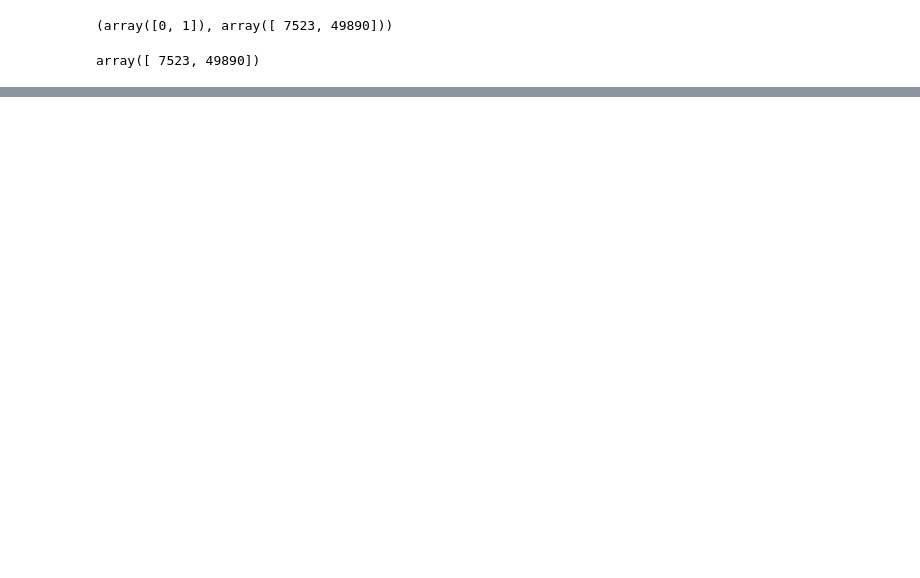
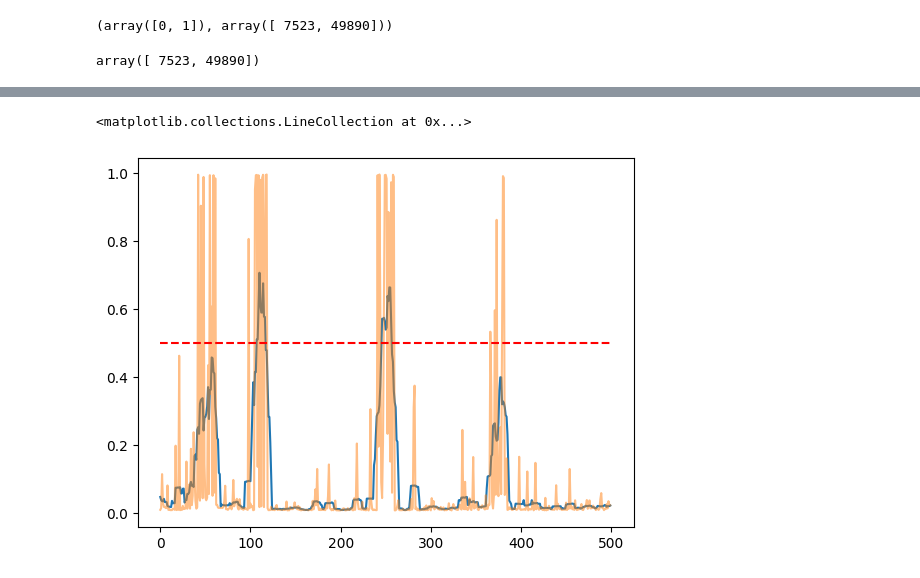
Before and after one commit to alan-man/tal-projet, a Jupyter notebook: pres_submission.ipynb, the cells around one changed output, grey strips where cells are left out. Drawn from its saved outputs; the diff is of its cells as text; code cells hidden in the pictures; blank space fills up the shorter version.

```diff
--- a/pres_submission.ipynb
+++ b/pres_submission.ipynb
@@ -22,6 +25,7 @@ submission-pres-X.csv
 # load dataset train
 alltxt, alllabs = load_pres("Dataset/corpus.tache1.learn.utf8")
 alltxt, alllabs = np.array(alltxt), np.array(alllabs)
+alllabs = np.where(alllabs == 1, 0, 1)
 # %%
 # load dataset test
 alltxt_test = load_pres_test("Test_set/corpus.tache1.test.utf8")
@@ -1028,0 +1121,14 @@ save_submission(preds2, 2)
+# %%
+pred_smoothed = gaussian_moving_average(predictions_3, window_size=5, std=20)
+pred_smoothed = moving_average(predictions_3, window=10)
+# pred_smoothed = sequential_smoothing(predictions_3, alpha=0.3)
+# %%
+i = 500
+plt.plot(pred_smoothed[i:i+500])
+plt.plot(predictions_3[i:i+500], alpha=0.5)
+plt.hlines(0.5, xmin=0, xmax=500, colors='red', linestyles='dashed')
+# plt.plot(np.where(pred_smoothed > 0.5, 1, 0)[i:i+500])
+# plt.plot(np.where(predictions_3 > 0.5, 1, 0)[i:i+ 500])
+# %% [output]
+<matplotlib.collections.LineCollection at 0x...>
+[figure, added]
```
Also changed, not shown: parts of 39 cells of this notebook, 13 other files.
